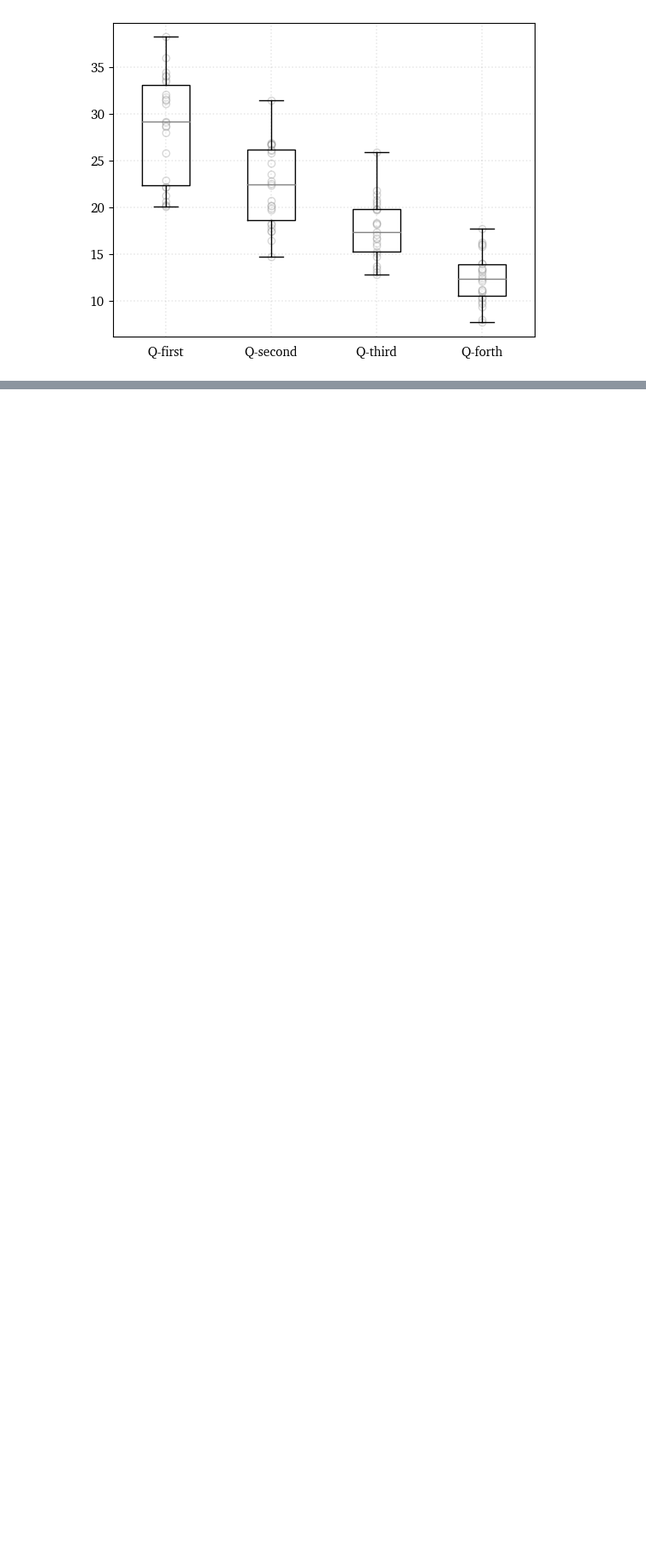
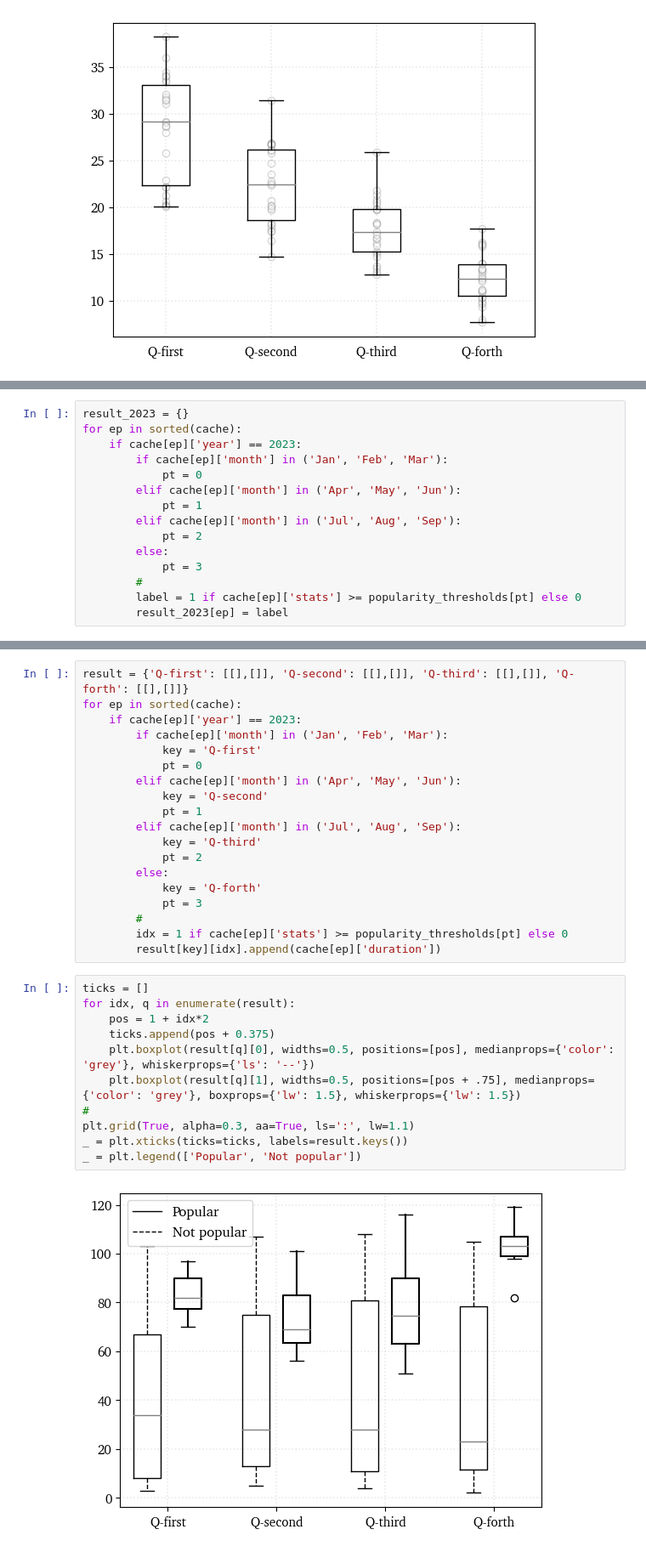
Before and after one commit to dspetukhov/podcast-popularity-classification, a Jupyter notebook: 01_exploratory_data_analysis.ipynb, the cells around one changed output, grey strips where cells are left out. Shown: that part at 85% size. Saved outputs shown, nothing was run; the diff lists cells and outputs as text; blank space fills up the shorter version.

```diff
--- a/01_exploratory_data_analysis.ipynb
+++ b/01_exploratory_data_analysis.ipynb
@@ -169,0 +179,15 @@ for idx, q in enumerate(result):
+# %%
+result_2023 = {}
+for ep in sorted(cache):
+    if cache[ep]['year'] == 2023:
+        if cache[ep]['month'] in ('Jan', 'Feb', 'Mar'):
+            pt = 0
+        elif cache[ep]['month'] in ('Apr', 'May', 'Jun'):
+            pt = 1
+        elif cache[ep]['month'] in ('Jul', 'Aug', 'Sep'):
+            pt = 2
+        else:
+            pt = 3
+        #
+        label = 1 if cache[ep]['stats'] >= popularity_thresholds[pt] else 0
+        result_2023[ep] = label
@@ -169,0 +203,32 @@ for idx, q in enumerate(result):
+# %%
+result = {'Q-first': [[],[]], 'Q-second': [[],[]], 'Q-third': [[],[]], 'Q-forth': [[],[]]}
+for ep in sorted(cache):
+    if cache[ep]['year'] == 2023:
+        if cache[ep]['month'] in ('Jan', 'Feb', 'Mar'):
+            key = 'Q-first'
+            pt = 0
+        elif cache[ep]['month'] in ('Apr', 'May', 'Jun'):
+            key = 'Q-second'
+            pt = 1
+        elif cache[ep]['month'] in ('Jul', 'Aug', 'Sep'):
+            key = 'Q-third'
+            pt = 2
+        else:
+            key = 'Q-forth'
+            pt = 3
+        #
+        idx = 1 if cache[ep]['stats'] >= popularity_thresholds[pt] else 0
+        result[key][idx].append(cache[ep]['duration'])
+# %%
+ticks = []
+for idx, q in enumerate(result):
+    pos = 1 + idx*2
+    ticks.append(pos + 0.375)
+    plt.boxplot(result[q][0], widths=0.5, positions=[pos], medianprops={'color': 'grey'}, whiskerprops={'ls': '--'})
+    plt.boxplot(result[q][1], widths=0.5, positions=[pos + .75], medianprops={'color': 'grey'}, boxprops={'lw': 1.5}, whiskerprops={'lw': 1.5})
+#
+plt.grid(True, alpha=0.3, aa=True, ls=':', lw=1.1)
+_ = plt.xticks(ticks=ticks, labels=result.keys())
+_ = plt.legend(['Popular', 'Not popular'])
+# %% [output]
+[figure, added]
```
Also changed, not shown: parts of 7 cells of this notebook, 8 other files.
